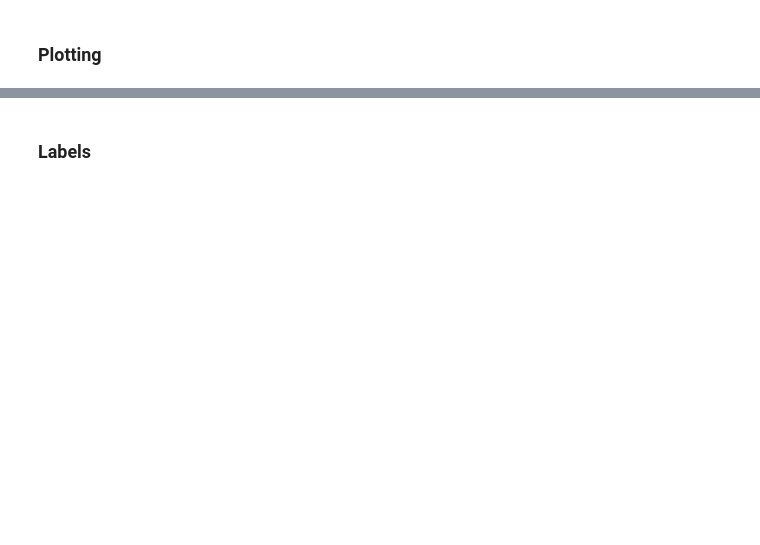
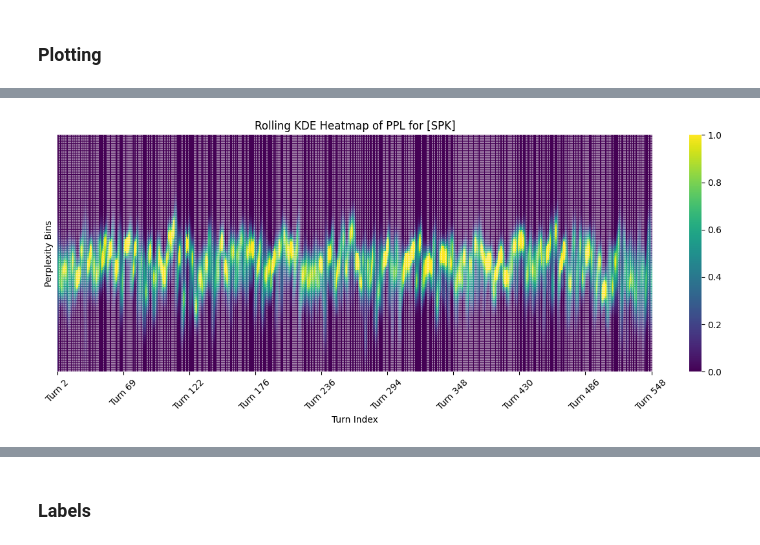
Before and after one commit to serenabono/conversational_dominance, a Jupyter notebook: notebooks/gpt2_dim_analysis.ipynb, the cells around one changed output, grey strips where cells are left out. Cells and saved outputs as stored; diff of their text form; code cells hidden in the pictures; blank space fills up the shorter version.

```diff
--- a/notebooks/gpt2_dim_analysis.ipynb
+++ b/notebooks/gpt2_dim_analysis.ipynb
@@ -399,11 +202,11 @@ def remove_match_prefix_ppl(token_list, ppl, matches, tokenizer, min_len=3):
 # %%
 all_data.bfill(inplace=True)
 # %%
-filtered_tokens_p1, filtered_ppl_p1, filtered_encodings_p1, filtered_matches_p1 = remove_match_prefix_ppl(token_list, all_data['original_dialog_p1'], matches, tokenizer)
+filtered_tokens_p1, filtered_ppl_p1, filtered_encodings_p1, filtered_matches_p1 = remove_match_prefix_ppl(token_list, all_data['p1'], matches, tokenizer, min_len=0)
 assert np.cumsum([len(token) for token in filtered_tokens_p1])[-1], len(filtered_ppl)
 # %%
-filtered_tokens_p2, filtered_ppl_p2, filtered_encodings_p2, filtered_matches_p2 = remove_match_prefix_ppl(token_list, all_data['original_dialog_p2'], matches, tokenizer)
+filtered_tokens_p2, filtered_ppl_p2, filtered_encodings_p2, filtered_matches_p2 = remove_match_prefix_ppl(token_list, all_data['p2'], matches, tokenizer, min_len=0)
 assert np.cumsum([len(token) for token in filtered_tokens_p2])[-1], len(filtered_ppl)
 # %%
-filtered_tokens_p3, filtered_ppl_p3, filtered_encodings_p3, filtered_matches_p3 = remove_match_prefix_ppl(token_list, all_data['original_dialog_p3'], matches, tokenizer)
+filtered_tokens_p3, filtered_ppl_p3, filtered_encodings_p3, filtered_matches_p3 = remove_match_prefix_ppl(token_list, all_data['p3'], matches, tokenizer, min_len=0)
 assert np.cumsum([len(token) for token in filtered_tokens_p3])[-1], len(filtered_ppl)
@@ -432 +222,3 @@ all_data_pca = pd.DataFrame({"dim1_pca": dim1_pca, "dim2_pca": dim2_pca, "dim3_p
+# %%
+all_data_filtered = pd.DataFrame({"p1":filtered_ppl_p1,"p2":filtered_ppl_p2, "p3":filtered_ppl_p3 })
 # %%
@@ -441,4 +237,6 @@ os.getcwd()
 # %%
 from utils import rolling_kde_heatmap_with_turns
 # %%
-densities_dim2_pca = rolling_kde_heatmap_with_turns(token_list=token_list, ppls=all_data_pca["dim2_pca"],vmin=0, vmax=1.0)
+densities_p2 = rolling_kde_heatmap_with_turns(token_list=token_list, ppls=all_data_filtered["p2"],vmin=0, vmax=1.0)
+# %% [output]
+[figure, added]
```
Also changed, not shown: parts of 119 cells of this notebook, 23 other files.
